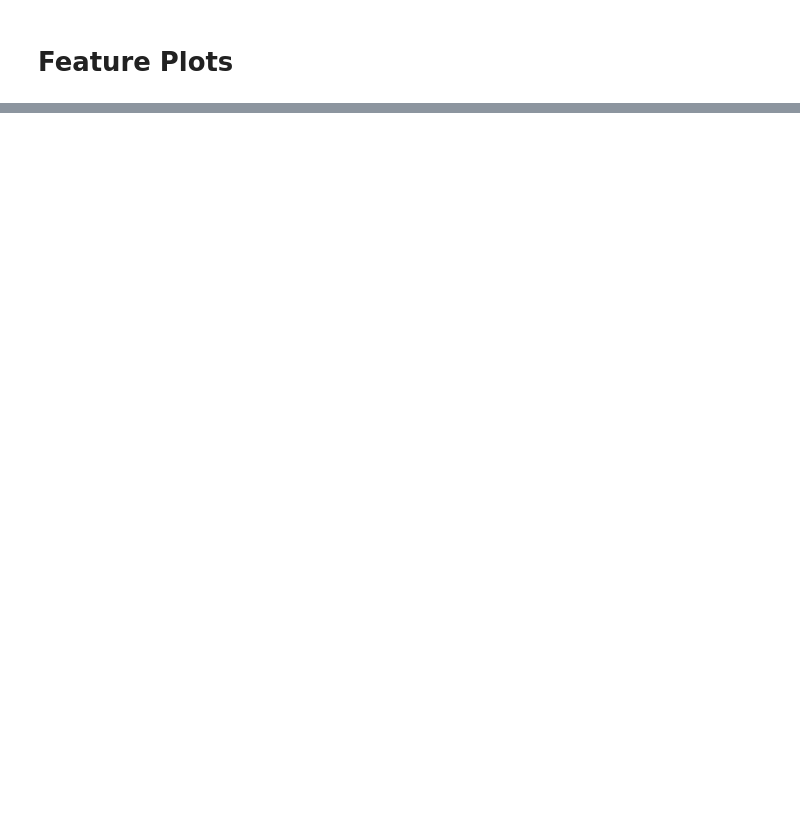
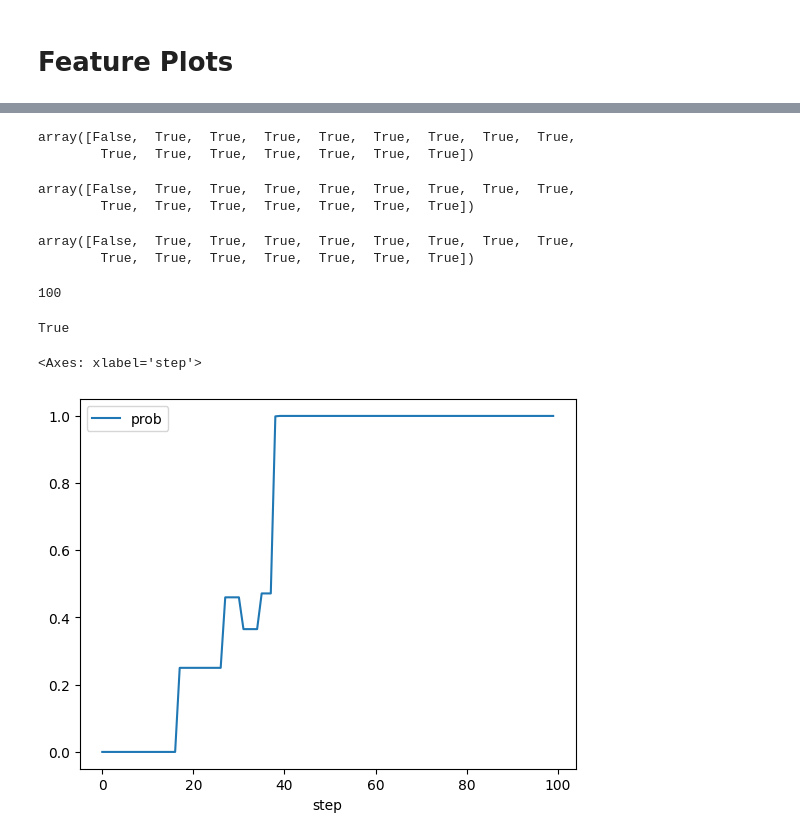
Before and after one commit to flynnwang/eco_bang_bang, a Jupyter notebook: notebook/rule-agentd-debugger.ipynb, the cells around one changed output, grey strips where cells are left out. Cells and saved outputs as stored; diff of their text form; code cells hidden in the pictures; blank space fills up the shorter version.

```diff
--- a/notebook/rule-agentd-debugger.ipynb
+++ b/notebook/rule-agentd-debugger.ipynb
@@ -386,0 +245,35 @@ np.float64(20.52716029988792)
+# %%
+unit_masks
+# %% [output]
+array([False,  True,  True,  True,  True,  True,  True,  True,  True,
+        True,  True,  True,  True,  True,  True,  True])
+# %%
+unit_energy >= 0
+# %% [output]
+array([False,  True,  True,  True,  True,  True,  True,  True,  True,
+        True,  True,  True,  True,  True,  True,  True])
+# %%
+(unit_energy >= 0) & (unit_masks)
+# %% [output]
+array([False,  True,  True,  True,  True,  True,  True,  True,  True,
+        True,  True,  True,  True,  True,  True,  True])
+# %%
+len(env.mms[1].team_point_probs)
+# %% [output]
+100
+# %%
+from ecobangbang.env.mapmanager import SAVE_ALL_STEPS_TP_PROB
+
+SAVE_ALL_STEPS_TP_PROB
+# %% [output]
+True
+# %%
+def extract_all(pos):
+    return [(step, probs[pos[0]][pos[1]])
+            for step, probs in enumerate(env.mms[1].team_point_probs)]
+
+
+pd.DataFrame(extract_all((21, 13)), columns=['step', 'prob']).set_index('step').plot()
+# %% [output]
+<Axes: xlabel='step'>
+[figure, added]
```
Also changed, not shown: parts of 64 cells of this notebook, 21 other files.
